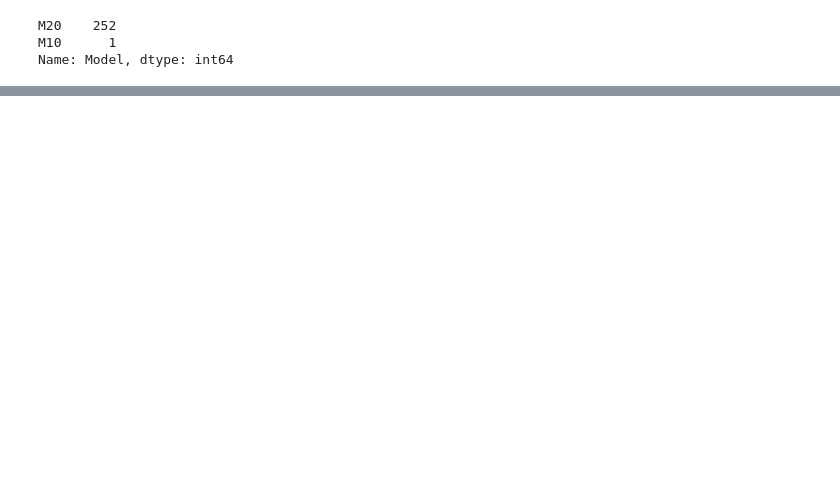
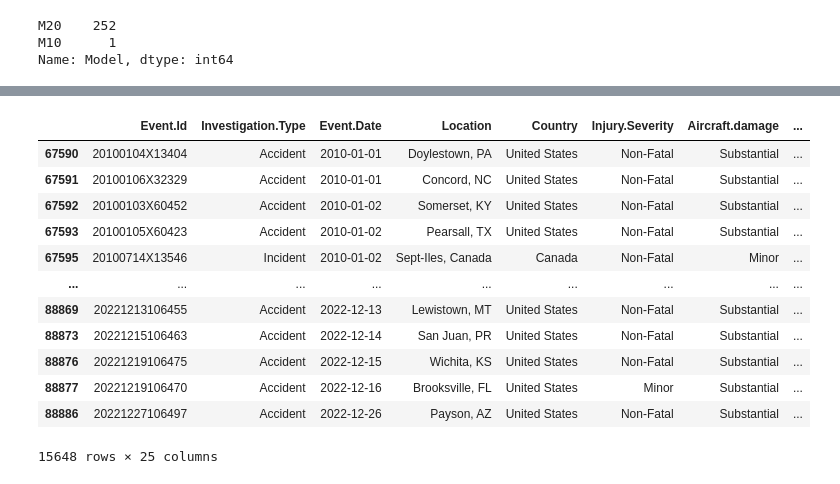
Before and after one commit to lillianlakes/Aircraft-Risk-Analysis, a Jupyter notebook: data_cleaning_lillian.ipynb, the cells around one changed output, grey strips where cells are left out. Drawn from its saved outputs; the diff is of its cells as text; code cells hidden in the pictures; blank space fills up the shorter version.

Commit message:
Normalizes two company names and exports CSV

```diff
--- a/data_cleaning_lillian.ipynb
+++ b/data_cleaning_lillian.ipynb
@@ -1585,3 +1586,21 @@ EMB820      1
 Name: Model, dtype: int64
 # %%
 aviation.to_csv('AviationDataCleanV2.csv')
+# %%
+# Normalize two additional company names of top airline manufacturers that we are including in graphs
+normalize_company_names(aviation, 'Make', 'Embraer')
+normalize_company_names(aviation, 'Make', 'Mooney')
+# %% [output]
+|  | Event.Id | Investigation.Type | Event.Date | Location | Country | Injury.Severity | Aircraft.damage | ... |
+| 67590 | 20100104X13404 | Accident | 2010-01-01 | Doylestown, PA | United States | Non-Fatal | Substantial | ... |
+| 67591 | 20100106X32329 | Accident | 2010-01-01 | Concord, NC | United States | Non-Fatal | Substantial | ... |
+| 67592 | 20100103X60452 | Accident | 2010-01-02 | Somerset, KY | United States | Non-Fatal | Substantial | ... |
+| 67593 | 20100105X60423 | Accident | 2010-01-02 | Pearsall, TX | United States | Non-Fatal | Substantial | ... |
+| 67595 | 20100714X13546 | Incident | 2010-01-02 | Sept-Iles, Canada | Canada | Non-Fatal | Minor | ... |
+| ... | ... | ... | ... | ... | ... | ... | ... | ... |
+| 88869 | 20221213106455 | Accident | 2022-12-13 | Lewistown, MT | United States | Non-Fatal | Substantial | ... |
+| 88873 | 20221215106463 | Accident | 2022-12-14 | San Juan, PR | United States | Non-Fatal | Substantial | ... |
+| 88876 | 20221219106475 | Accident | 2022-12-15 | Wichita, KS | United States | Non-Fatal | Substantial | ... |
+| 88877 | 20221219106470 | Accident | 2022-12-16 | Brooksville, FL | United States | Minor | Substantial | ... |
+| 88886 | 20221227106497 | Accident | 2022-12-26 | Payson, AZ | United States | Non-Fatal | Substantial | ... |
+15648 rows × 25 columns
```
Also changed, not shown: parts of 18 cells of this notebook, 1 other file.
